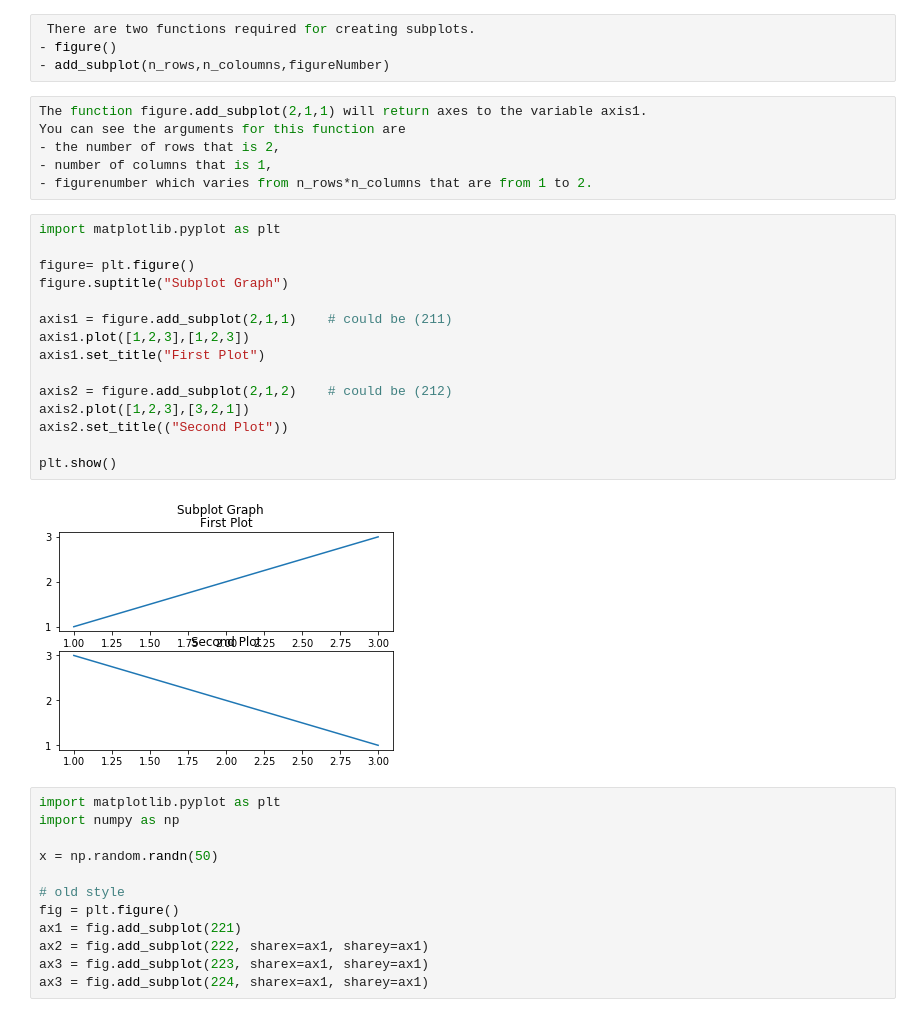
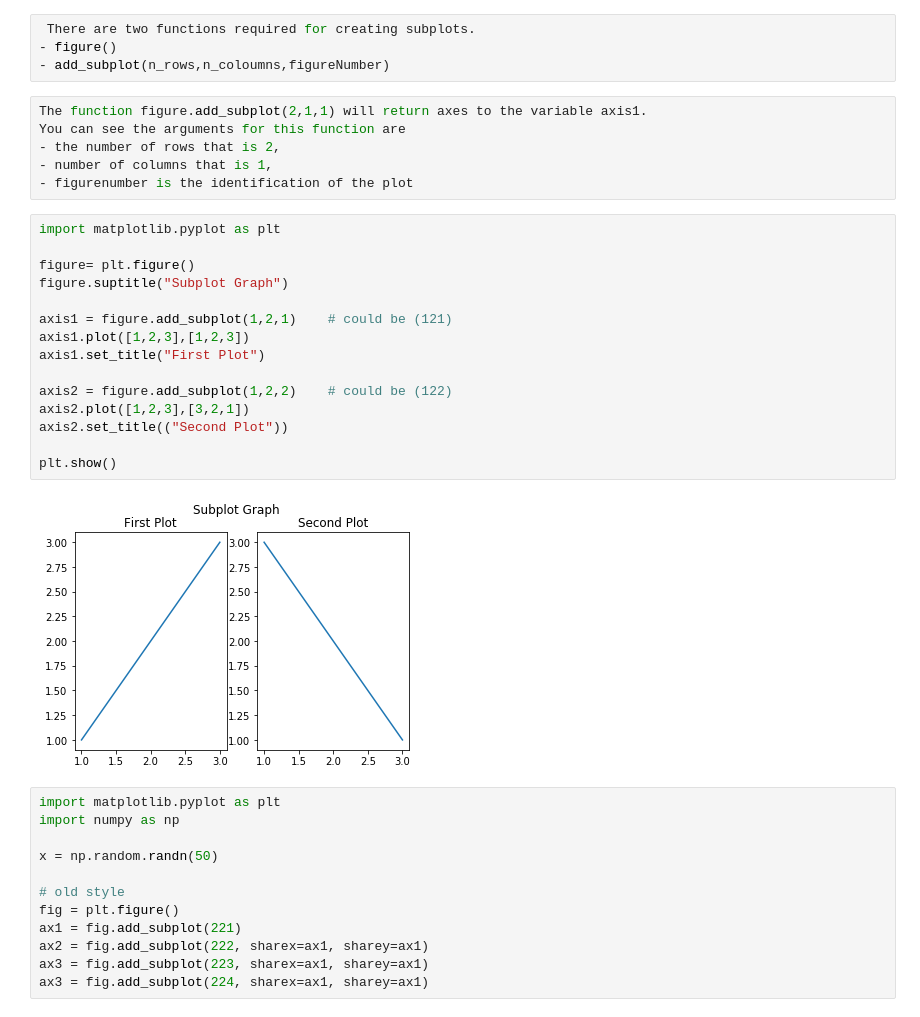
Before and after one commit to k21k/Python-Notes, a Jupyter notebook: Learning Notes/Learning Notes 7 - Matplotlib.ipynb, the cells around one changed output. Drawn from its saved outputs; the diff is of its cells as text.

```diff
--- a/Learning Notes/Learning Notes 7 - Matplotlib.ipynb
+++ b/Learning Notes/Learning Notes 7 - Matplotlib.ipynb
@@ -205,24 +237,24 @@ The function figure.add_subplot(2,1,1) will return axes to the variable axis1.
 You can see the arguments for this function are
 - the number of rows that is 2,
 - number of columns that is 1,
-- figurenumber which varies from n_rows*n_columns that are from 1 to 2.
+- figurenumber is the identification of the plot
 # %%
 import matplotlib.pyplot as plt
 
 figure= plt.figure()
 figure.suptitle("Subplot Graph")
 
-axis1 = figure.add_subplot(2,1,1)    # could be (211)
+axis1 = figure.add_subplot(1,2,1)    # could be (121)
 axis1.plot([1,2,3],[1,2,3])
 axis1.set_title("First Plot")
 
-axis2 = figure.add_subplot(2,1,2)    # could be (212)
+axis2 = figure.add_subplot(1,2,2)    # could be (122)
 axis2.plot([1,2,3],[3,2,1])
 axis2.set_title(("Second Plot"))
 
 plt.show()
 # %% [output]
-[figure, old version]
+[figure, new version]
 # %%
 import matplotlib.pyplot as plt
 import numpy as np
```
Also changed, not shown: parts of 19 cells of this notebook, 4 other files.
